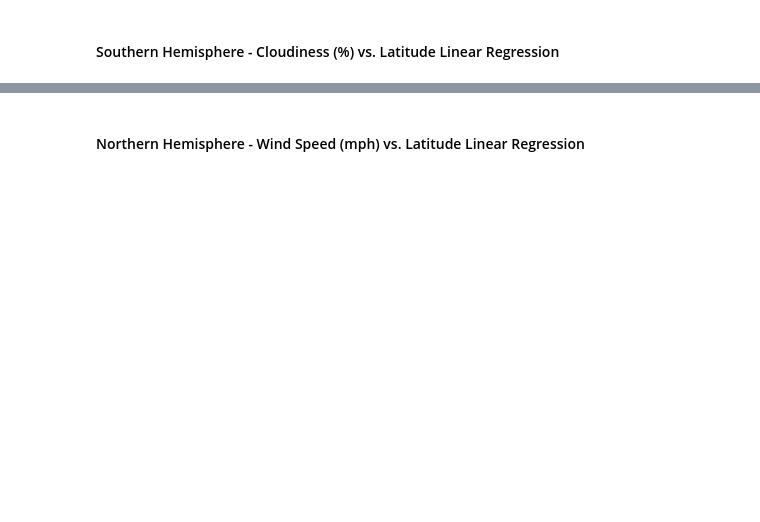
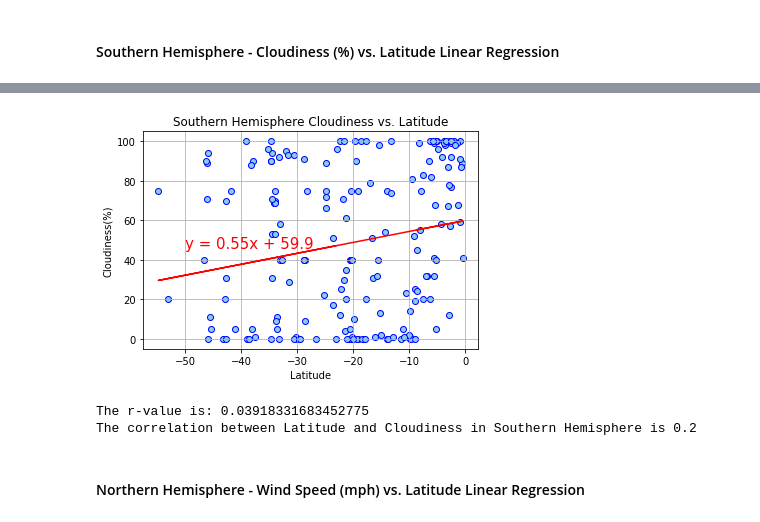
Before and after one commit to fereshtehaghaei/Python-API-Challenge, a Jupyter notebook: WeatherPy/WeatherPy.ipynb, the cells around one changed output, grey strips where cells are left out. Saved outputs shown, nothing was run; the diff lists cells and outputs as text; code cells hidden in the pictures; blank space fills up the shorter version.

```diff
--- a/WeatherPy/WeatherPy.ipynb
+++ b/WeatherPy/WeatherPy.ipynb
@@ -559,2 +594,45 @@ The r-value is: 0.0035263772085582894
+# %%
+# Create new x and y values for Southern Hemisphere
+x_values = southern_hemisphere['Lat']
+y_values = southern_hemisphere['Cloudiness']
+
+# Perform a linear regression on Southern Hemisphere Cloudiness(%) vs. Latitude
+(slope, intercept, rvalue, pvalue, stderr) = stats.linregress(x_values,y_values)
+
+# Get regression values:create equation of line to calculate Cloudiness vs. Latitude
+regress_values = x_values * slope + intercept
+
+#Create a Scatter Plot for Lattitude vs Cloudiness of City
+plt.scatter(x_values,y_values, alpha = 1, marker = 'o', facecolors = 'skyblue', edgecolors ='blue')
+plt.xlabel("Latitude")
+plt.ylabel("Cloudiness(%)")
+plt.title('Southern Hemisphere Cloudiness vs. Latitude')
+plt.grid(True)
+
+# Regression line on graph
+plt.plot(x_values, regress_values,"-", color='red')
+
+# linear equation
+line_eq = "y = " + str(round(slope,2)) + "x + " + str(round(intercept,2))
+
+# printing leaner equation on graph
+plt.annotate(line_eq,(-50,46),fontsize=15,color="red")
+
+
+# Save the figure
+plt.savefig("../Images/Southern_Hem_Lat_vs_Cloud_Scatterplot.png")
+
+# Display Graph
+plt.show()
+
+# R-Value
+print(f"The r-value is: {rvalue**2}")
+
+# Calculate the correlation coefficient
+print(f"The correlation between Latitude and Cloudiness in Southern Hemisphere is {round(st.pearsonr(x_values,y_values)[0],2)}")
+# %% [output]
+[figure, added]
+The r-value is: 0.03918331683452775
+The correlation between Latitude and Cloudiness in Southern Hemisphere is 0.2
 # %% [markdown]
 ####  Northern Hemisphere - Wind Speed (mph) vs. Latitude Linear Regression
```
Also changed, not shown: parts of 13 cells of this notebook, 16 other files.
